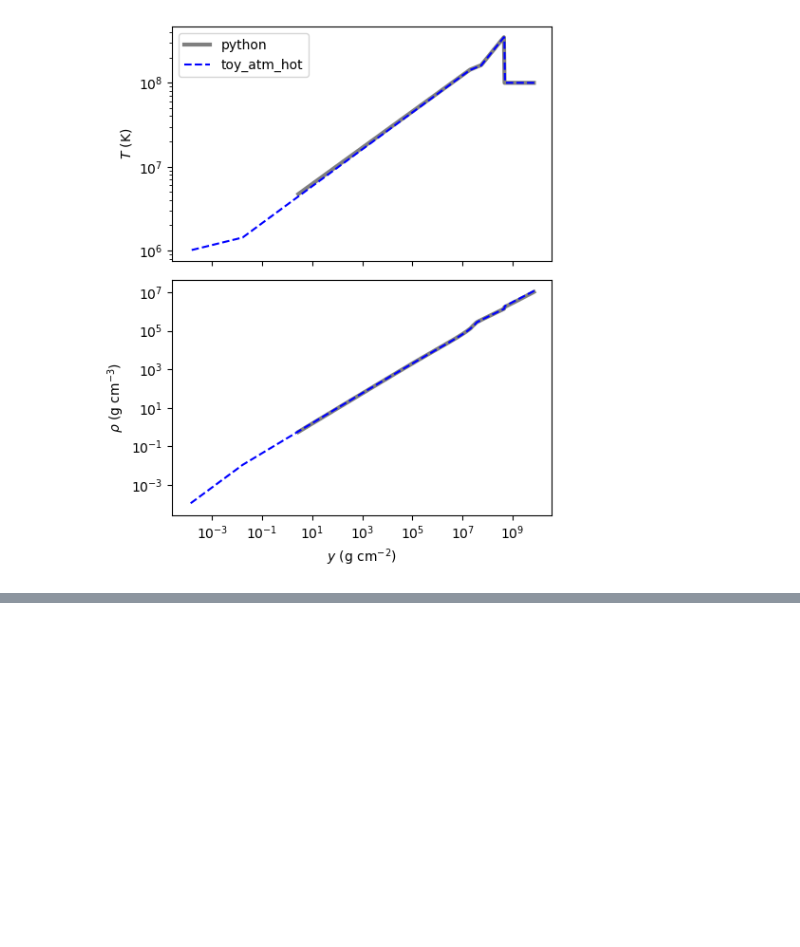
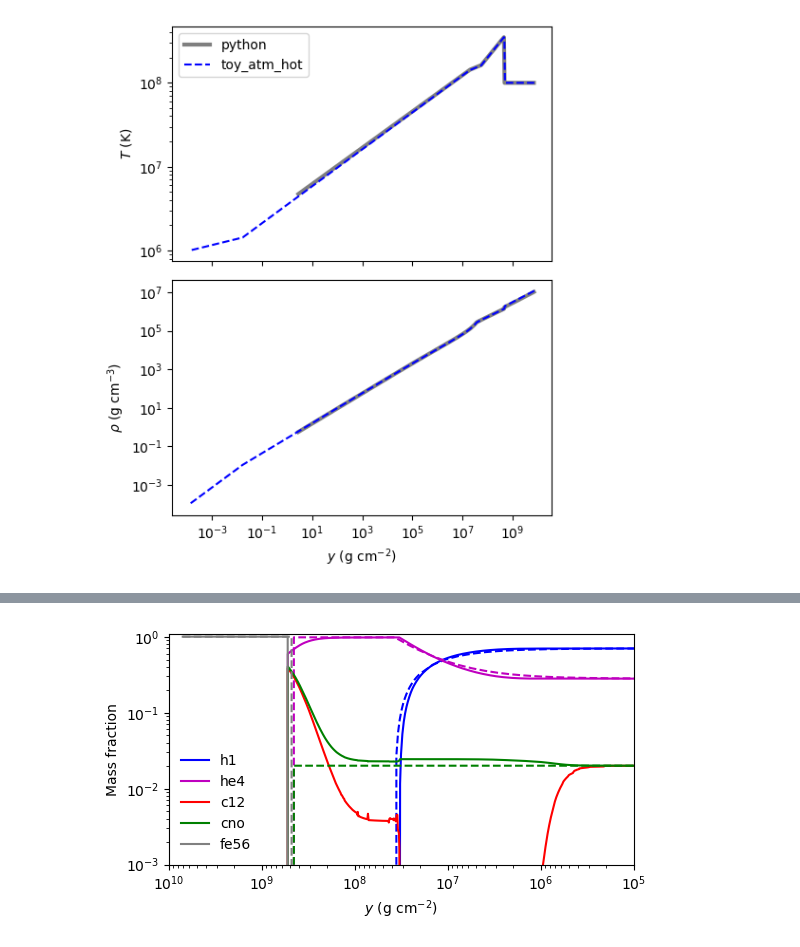
Before and after one commit to AMReX-Astro/MAESTROeX, a Jupyter notebook: Exec/science/xrb_layered/create_initial_model/Initial_Model.ipynb, the cells around one changed output, grey strips where cells are left out. Cells and saved outputs as stored; diff of their text form; code cells hidden in the pictures; blank space fills up the shorter version.

```diff
--- a/Exec/science/xrb_layered/create_initial_model/Initial_Model.ipynb
+++ b/Exec/science/xrb_layered/create_initial_model/Initial_Model.ipynb
@@ -313,9 +318,9 @@ plt.loglog(toy.y, toy.X, 'b--')
 plt.loglog(y_mesa, mesa_prof.he4,'m-', label='he4')
 plt.loglog(toy.y, toy.Y, 'm--')
 
-cno_mesa = mesa_prof.c12
+cno_mesa = np.copy(mesa_prof.c12)
 for iso in ("c13","n13","n14","n15","o14","o15","o16","o17","o18","f17","f18","f19"):
-    cno_mesa += mesa_prof.data(iso)
+    cno_mesa += np.copy(mesa_prof.data(iso))
 plt.loglog(y_mesa, cno_mesa, 'g-', label='cno')
 plt.loglog(toy.y, toy.Zcno, 'g--')
 
@@ -711,0 +722,28 @@ Initializing Helmholtz EOS table /global/homes/s/simongui/helmeos/helm_table.dat
+# %%
+# Plot
+plt.figure(figsize=(6,3))
+plt.xlabel(r"$y$ (g cm$^{-2}$)")
+plt.ylabel(r"Mass fraction")
+
+plt.loglog(y_mesa, mesa_prof.h1,'b-', label='h1')
+plt.loglog(toy.y, toy.X, 'b--')
+plt.loglog(y_mesa, mesa_prof.he4,'m-', label='he4')
+plt.loglog(toy.y, toy.Y, 'm--')
+
+plt.loglog(y_mesa, mesa_prof.c12, 'r-', label='c12')
+cno_mesa = np.copy(mesa_prof.c12)
+for iso in ("c13","n13","n14","n15","o14","o15","o16","o17","o18","f17","f18","f19"):
+    cno_mesa += np.copy(mesa_prof.data(iso))
+plt.loglog(y_mesa, cno_mesa, 'g-', label='cno')
+plt.loglog(toy.y, toy.Zcno, 'g--')
+
+plt.loglog(y_mesa, mesa_prof.fe56,'-', color='gray', label='fe56')
+plt.loglog(toy.y, toy.Zfe, '--', color='gray')
+
+plt.legend(loc=3, frameon=False)
+plt.ylim([1e-3,1.1])
+plt.xlim([1e5,1e10])
+plt.gca().invert_xaxis()
+plt.show()
+# %% [output]
+[figure, added]
```
Also changed, not shown: parts of 23 cells of this notebook, 11 other files.
